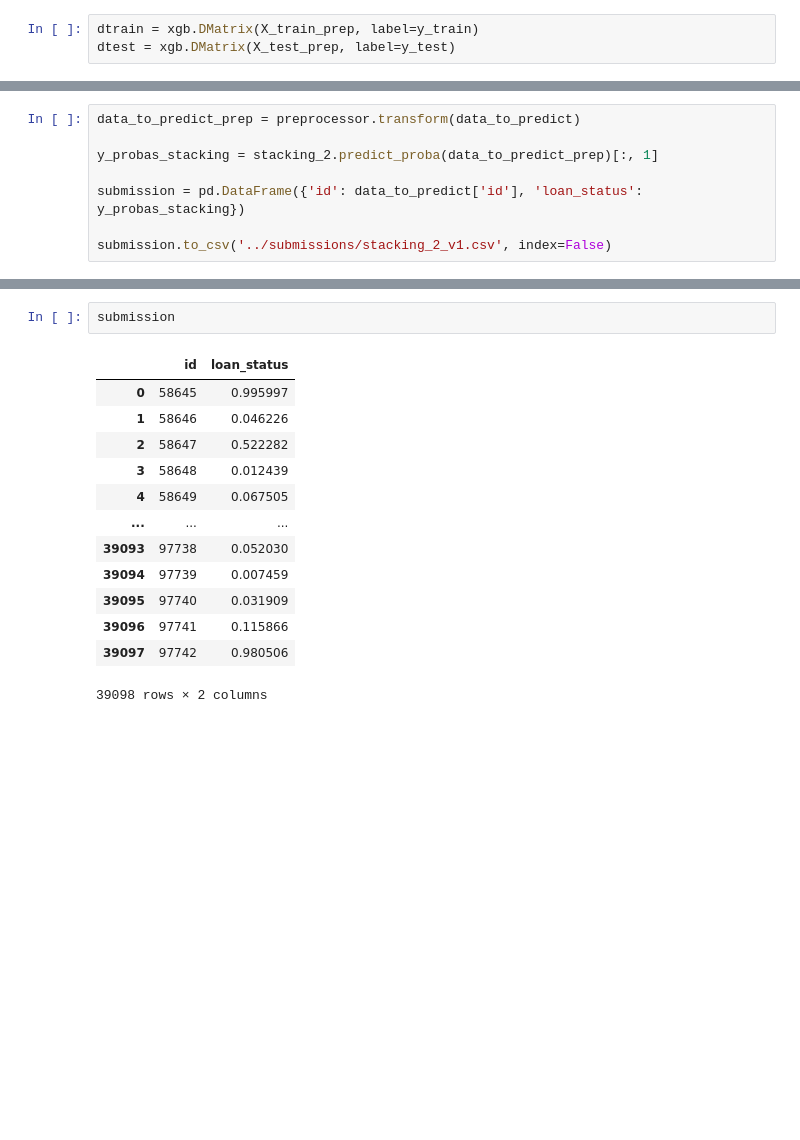
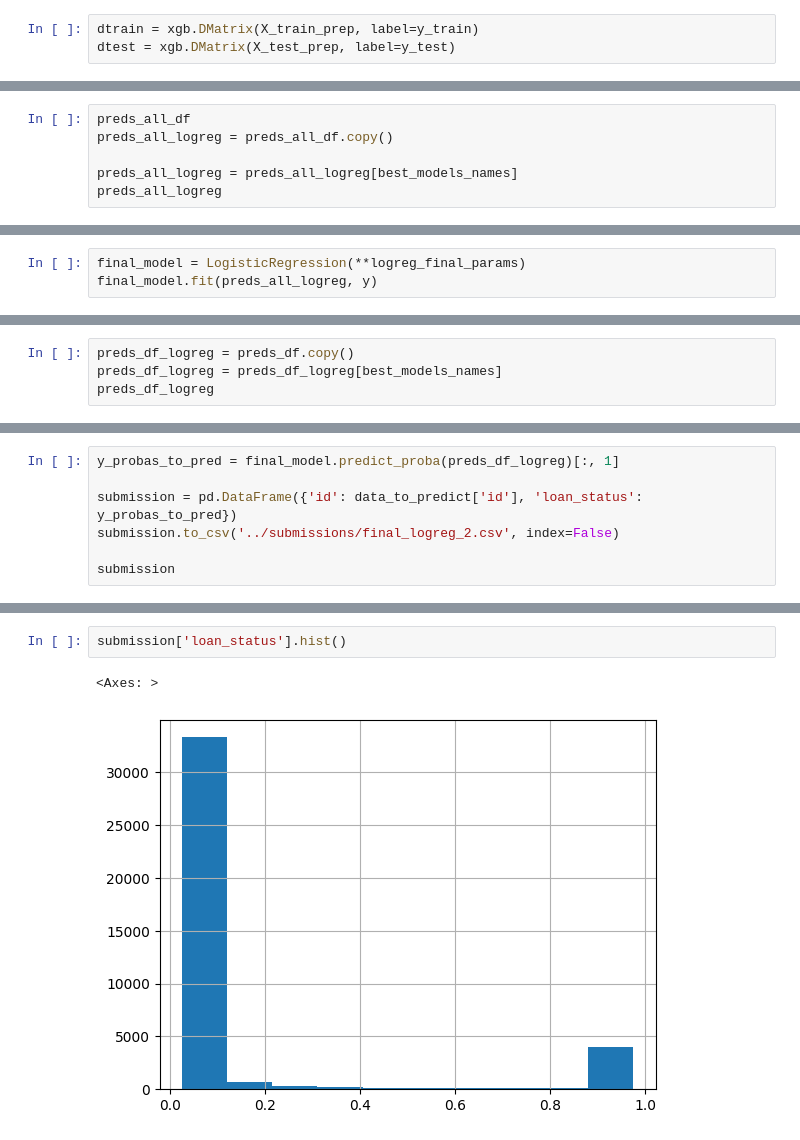
Before and after one commit to MrIsCM/KaggleCompetitions, a Jupyter notebook: LoanStatusPrediction/notebooks/stacking_v2.ipynb, the cells around one changed output, grey strips where cells are left out. Drawn from its saved outputs; the diff is of its cells as text; blank space fills up the shorter version.

```diff
--- a/LoanStatusPrediction/notebooks/stacking_v2.ipynb
+++ b/LoanStatusPrediction/notebooks/stacking_v2.ipynb
@@ -558,0 +795,6 @@ Best params:
+# %%
+preds_all_df
+preds_all_logreg = preds_all_df.copy()
+
+preds_all_logreg = preds_all_logreg[best_models_names]
+preds_all_logreg
@@ -558,0 +815,3 @@ Best params:
+# %%
+final_model = LogisticRegression(**logreg_final_params)
+final_model.fit(preds_all_logreg, y)
@@ -558,0 +827,4 @@ Best params:
+# %%
+preds_df_logreg = preds_df.copy()
+preds_df_logreg = preds_df_logreg[best_models_names]
+preds_df_logreg
@@ -559,8 +845,7 @@ Best params:
 # %%
-data_to_predict_prep = preprocessor.transform(data_to_predict)
+y_probas_to_pred = final_model.predict_proba(preds_df_logreg)[:, 1]
 
-y_probas_stacking = stacking_2.predict_proba(data_to_predict_prep)[:, 1]
+submission = pd.DataFrame({'id': data_to_predict['id'], 'loan_status': y_probas_to_pred})
+submission.to_csv('../submissions/final_logreg_2.csv', index=False)
 
-submission = pd.DataFrame({'id': data_to_predict['id'], 'loan_status': y_probas_stacking})
-
-submission.to_csv('../submissions/stacking_2_v1.csv', index=False)
+submission
@@ -567,16 +866,5 @@ submission.to_csv('../submissions/stacking_2_v1.csv', index=False)
 # %%
-submission
+submission['loan_status'].hist()
 # %% [output]
-|  | id | loan_status |
-| 0 | 58645 | 0.995997 |
-| 1 | 58646 | 0.046226 |
-| 2 | 58647 | 0.522282 |
-| 3 | 58648 | 0.012439 |
-| 4 | 58649 | 0.067505 |
-| ... | ... | ... |
-| 39093 | 97738 | 0.052030 |
-| 39094 | 97739 | 0.007459 |
-| 39095 | 97740 | 0.031909 |
-| 39096 | 97741 | 0.115866 |
-| 39097 | 97742 | 0.980506 |
-39098 rows × 2 columns
+<Axes: >
+[figure, added]
```
Also changed, not shown: parts of 24 cells of this notebook.
